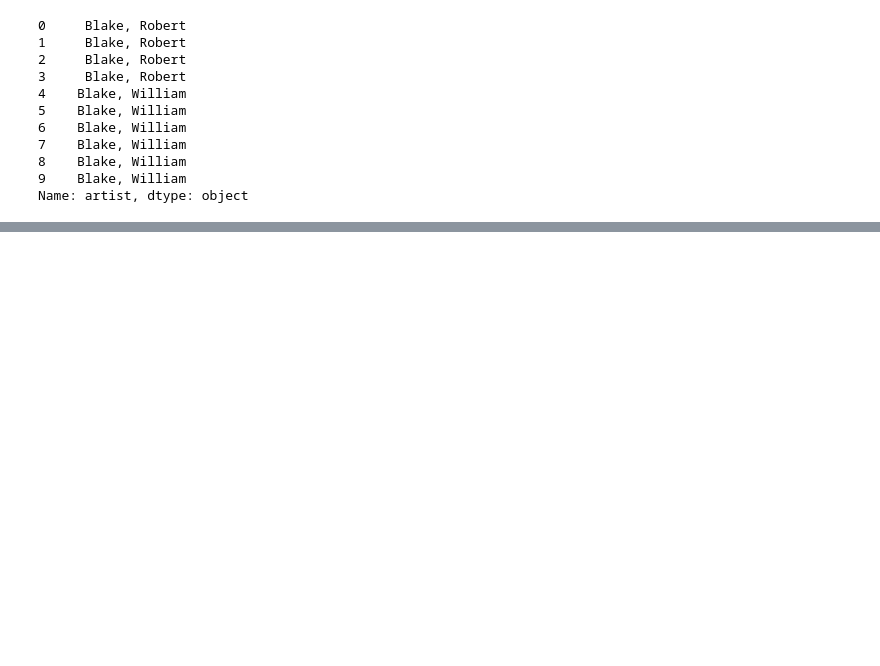
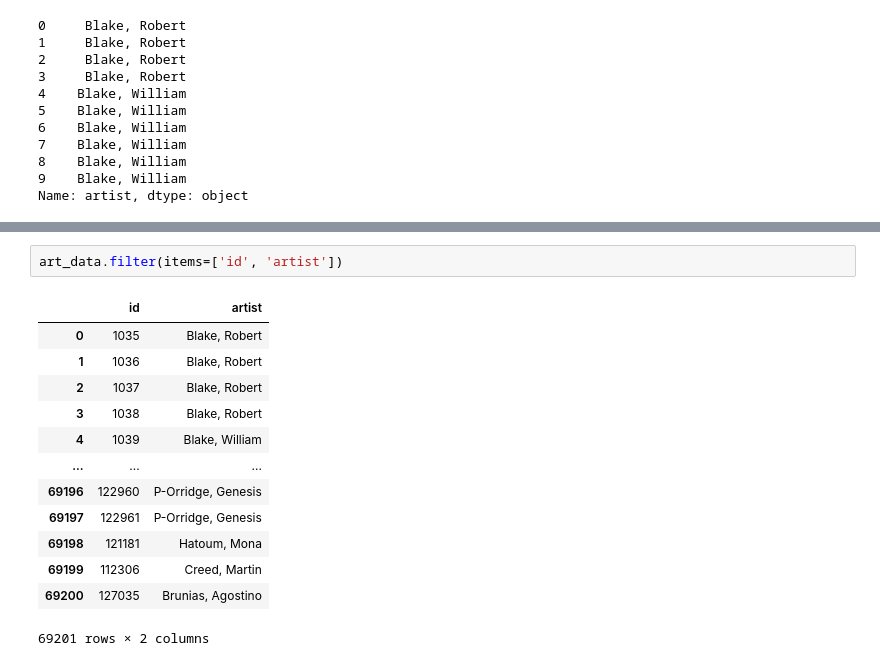
Before and after one commit to jho97/data-analyst-week-2, a Jupyter notebook: may_25/personal_work/lab_work.ipynb, the cells around one changed output, grey strips where cells are left out. Cells and saved outputs as stored; diff of their text form; blank space fills up the shorter version.

```diff
--- a/may_25/personal_work/lab_work.ipynb
+++ b/may_25/personal_work/lab_work.ipynb
@@ -384,0 +415,16 @@ Name: artist, dtype: object
+# %%
+art_data.filter(items=['id', 'artist'])
+# %% [output]
+|  | id | artist |
+| 0 | 1035 | Blake, Robert |
+| 1 | 1036 | Blake, Robert |
+| 2 | 1037 | Blake, Robert |
+| 3 | 1038 | Blake, Robert |
+| 4 | 1039 | Blake, William |
+| ... | ... | ... |
+| 69196 | 122960 | P-Orridge, Genesis |
+| 69197 | 122961 | P-Orridge, Genesis |
+| 69198 | 121181 | Hatoum, Mona |
+| 69199 | 112306 | Creed, Martin |
+| 69200 | 127035 | Brunias, Agostino |
+69201 rows × 2 columns
```
Also changed, not shown: parts of 11 cells of this notebook.
